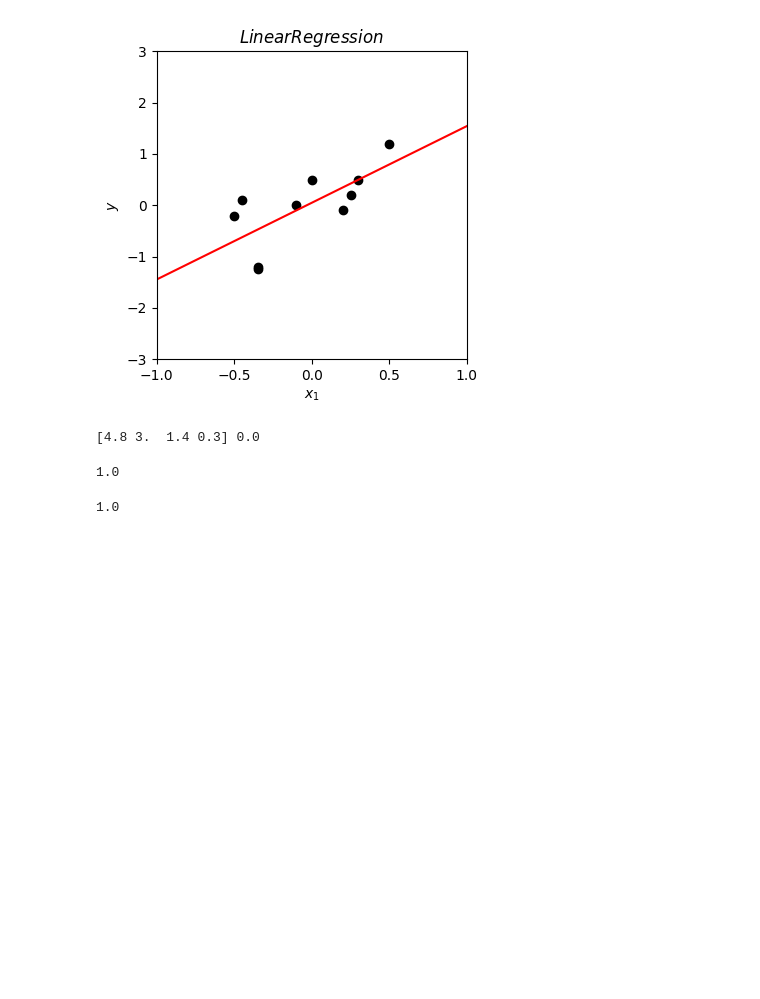
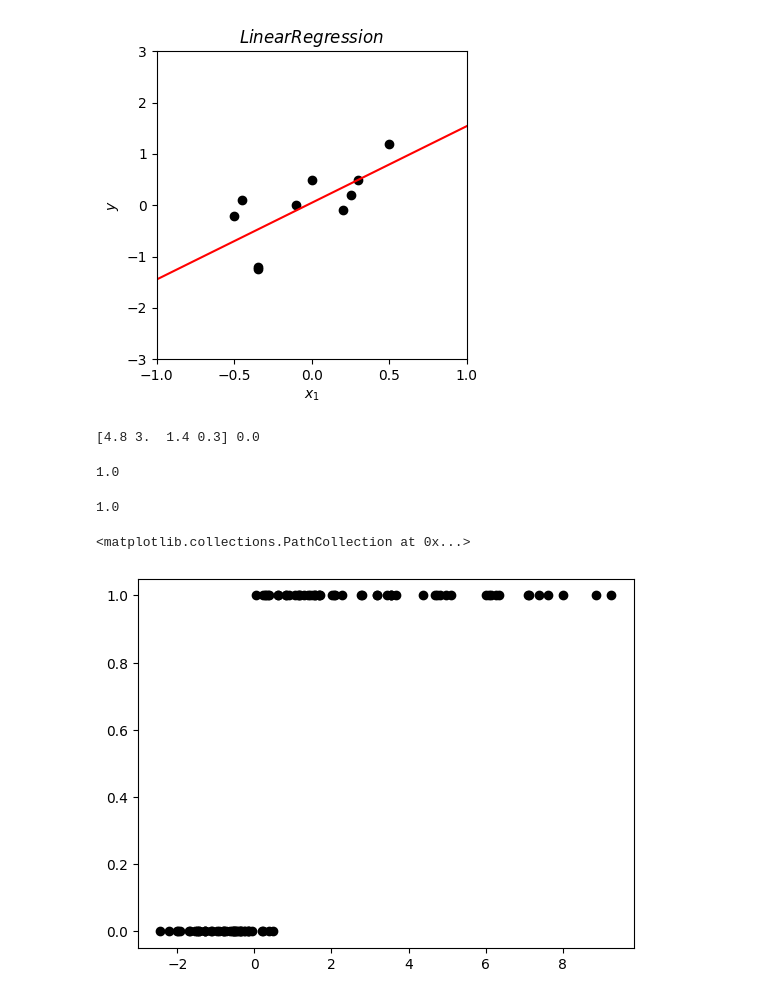
Before and after one commit to Yellow-BringtEast/python-study, a Jupyter notebook: 机器学习/花书代码实现/chapter4.ipynb, the cells around one changed output. Cells and saved outputs as stored; diff of their text form; code cells hidden in the pictures; blank space fills up the shorter version.

```diff
--- a/机器学习/花书代码实现/chapter4.ipynb
+++ b/机器学习/花书代码实现/chapter4.ipynb
@@ -145,0 +189,15 @@ print(skl_model.score(X_test, y_test))
+# %%
+# 二分类问题，生成数据
+n_samples = 100
+np.random.seed(0)
+
+x = np.random.normal(size=n_samples)
+y = (x > 0).astype(float)
+x[x > 0] *= 4
+x += .3 * np.random.normal(size=n_samples)
+
+x = x[:, np.newaxis] # 输入增加一维，用于与 theta_0 结合
+plt.scatter(x, y, color='black')
+# %% [output]
+<matplotlib.collections.PathCollection at 0x...>
+[figure, added]
```
Also changed, not shown: parts of 7 cells of this notebook.
